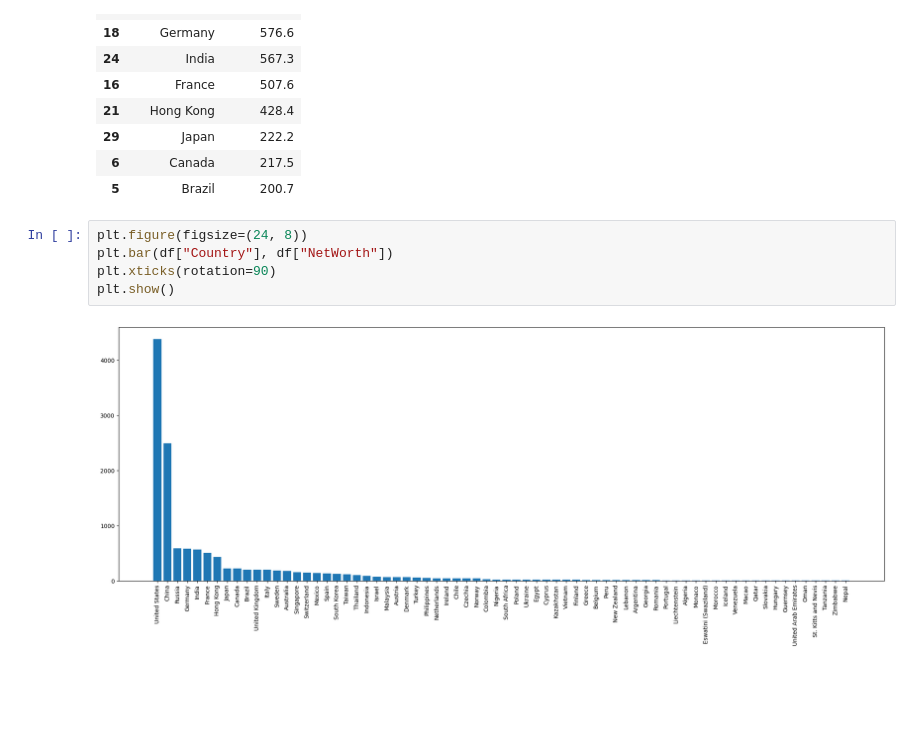
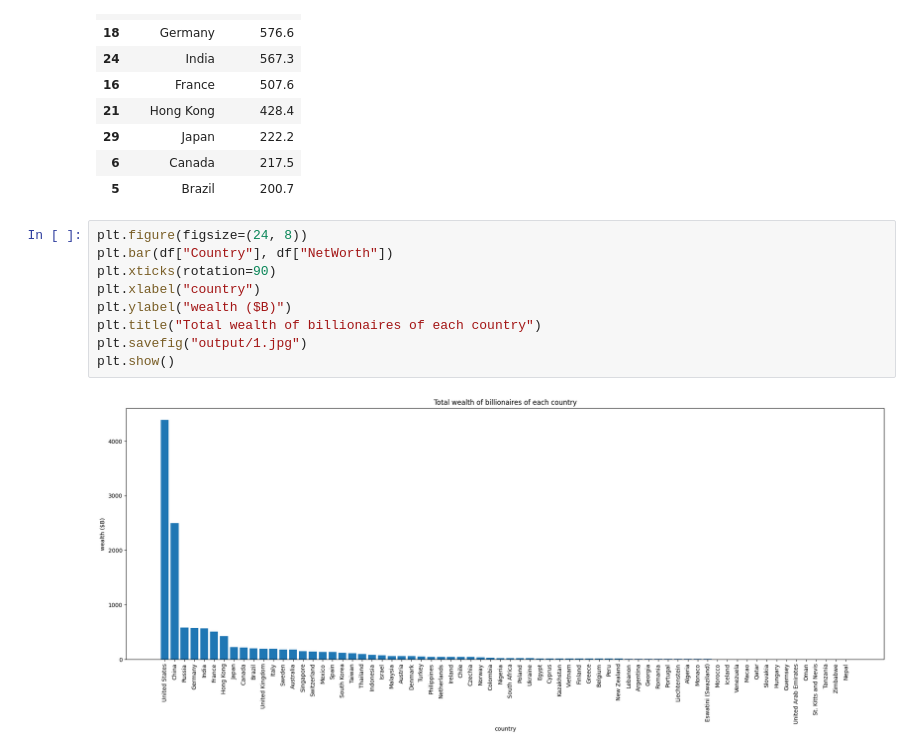
Before and after one commit to MahdiAhmadiKamal/PyLearn7-Data-Science, a Jupyter notebook: PyLearn7-Assignment40/billionaires data analysis/billionaires.ipynb, the cells around one changed output. Drawn from its saved outputs; the diff is of its cells as text; blank space fills up the shorter version.

```diff
--- a/PyLearn7-Assignment40/billionaires data analysis/billionaires.ipynb
+++ b/PyLearn7-Assignment40/billionaires data analysis/billionaires.ipynb
@@ -214,7 +214,11 @@ df.head(10)
 # %%
 plt.figure(figsize=(24, 8))
 plt.bar(df["Country"], df["NetWorth"])
 plt.xticks(rotation=90)
+plt.xlabel("country")
+plt.ylabel("wealth ($B)")
+plt.title("Total wealth of billionaires of each country")
+plt.savefig("output/1.jpg")
 plt.show()
 # %% [output]
-[figure, old version]
+[figure, new version]
```
Also changed, not shown: parts of 4 cells of this notebook, 2 other files.
